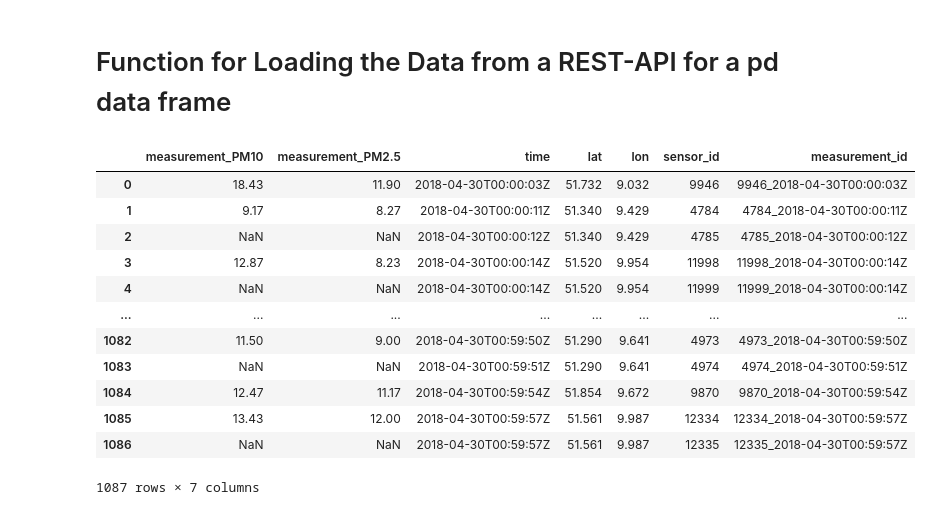
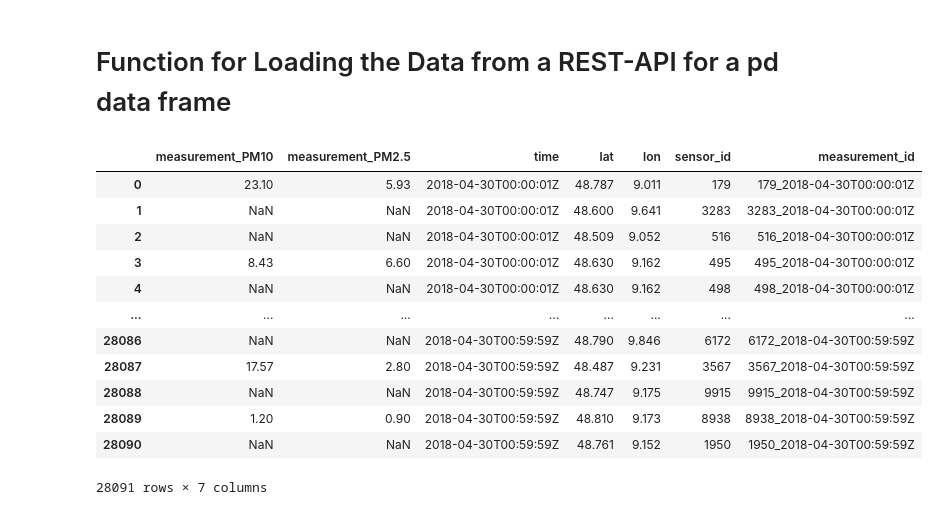
Before and after one commit to nateso/HAL, a Jupyter notebook: Load_Data.ipynb, the cells around one changed output. Drawn from its saved outputs; the diff is of its cells as text; code cells hidden in the pictures.

```diff
--- a/Load_Data.ipynb
+++ b/Load_Data.ipynb
@@ -73,19 +73,19 @@ def load_data(lat_start, lat_end, long_start, long_end, start_year, start_month,
     return df_total                                                                                  # return combined data frame
 # %%
 # Example
-df = load_data(lat_start = 51, lat_end = 52, long_start = 9, long_end = 10, start_year = 2018, start_month = 4, start_day = 30, delta_hours = 1)
+df = load_data(lat_start = 48, lat_end = 49, long_start = 9, long_end = 10, start_year = 2018, start_month = 4, start_day = 30, delta_hours = 1) # Stuttgart now
 df
 # %% [output]
 |  | measurement_PM10 | measurement_PM2.5 | time | lat | lon | sensor_id | measurement_id |
-| 0 | 18.43 | 11.90 | 2018-04-30T00:00:03Z | 51.732 | 9.032 | 9946 | 9946_2018-04-30T00:00:03Z |
-| 1 | 9.17 | 8.27 | 2018-04-30T00:00:11Z | 51.340 | 9.429 | 4784 | 4784_2018-04-30T00:00:11Z |
-| 2 | NaN | NaN | 2018-04-30T00:00:12Z | 51.340 | 9.429 | 4785 | 4785_2018-04-30T00:00:12Z |
-| 3 | 12.87 | 8.23 | 2018-04-30T00:00:14Z | 51.520 | 9.954 | 11998 | 11998_2018-04-30T00:00:14Z |
-| 4 | NaN | NaN | 2018-04-30T00:00:14Z | 51.520 | 9.954 | 11999 | 11999_2018-04-30T00:00:14Z |
+| 0 | 23.10 | 5.93 | 2018-04-30T00:00:01Z | 48.787 | 9.011 | 179 | 179_2018-04-30T00:00:01Z |
+| 1 | NaN | NaN | 2018-04-30T00:00:01Z | 48.600 | 9.641 | 3283 | 3283_2018-04-30T00:00:01Z |
+| 2 | NaN | NaN | 2018-04-30T00:00:01Z | 48.509 | 9.052 | 516 | 516_2018-04-30T00:00:01Z |
+| 3 | 8.43 | 6.60 | 2018-04-30T00:00:01Z | 48.630 | 9.162 | 495 | 495_2018-04-30T00:00:01Z |
+| 4 | NaN | NaN | 2018-04-30T00:00:01Z | 48.630 | 9.162 | 498 | 498_2018-04-30T00:00:01Z |
 | ... | ... | ... | ... | ... | ... | ... | ... |
-| 1082 | 11.50 | 9.00 | 2018-04-30T00:59:50Z | 51.290 | 9.641 | 4973 | 4973_2018-04-30T00:59:50Z |
-| 1083 | NaN | NaN | 2018-04-30T00:59:51Z | 51.290 | 9.641 | 4974 | 4974_2018-04-30T00:59:51Z |
-| 1084 | 12.47 | 11.17 | 2018-04-30T00:59:54Z | 51.854 | 9.672 | 9870 | 9870_2018-04-30T00:59:54Z |
-| 1085 | 13.43 | 12.00 | 2018-04-30T00:59:57Z | 51.561 | 9.987 | 12334 | 12334_2018-04-30T00:59:57Z |
-| 1086 | NaN | NaN | 2018-04-30T00:59:57Z | 51.561 | 9.987 | 12335 | 12335_2018-04-30T00:59:57Z |
+| 28086 | NaN | NaN | 2018-04-30T00:59:59Z | 48.790 | 9.846 | 6172 | 6172_2018-04-30T00:59:59Z |
+| 28087 | 17.57 | 2.80 | 2018-04-30T00:59:59Z | 48.487 | 9.231 | 3567 | 3567_2018-04-30T00:59:59Z |
+| 28088 | NaN | NaN | 2018-04-30T00:59:59Z | 48.747 | 9.175 | 9915 | 9915_2018-04-30T00:59:59Z |
+| 28089 | 1.20 | 0.90 | 2018-04-30T00:59:59Z | 48.810 | 9.173 | 8938 | 8938_2018-04-30T00:59:59Z |
+| 28090 | NaN | NaN | 2018-04-30T00:59:59Z | 48.761 | 9.152 | 1950 | 1950_2018-04-30T00:59:59Z |
-1087 rows × 7 columns
+28091 rows × 7 columns
```
Also changed, not shown: 4 other files.
